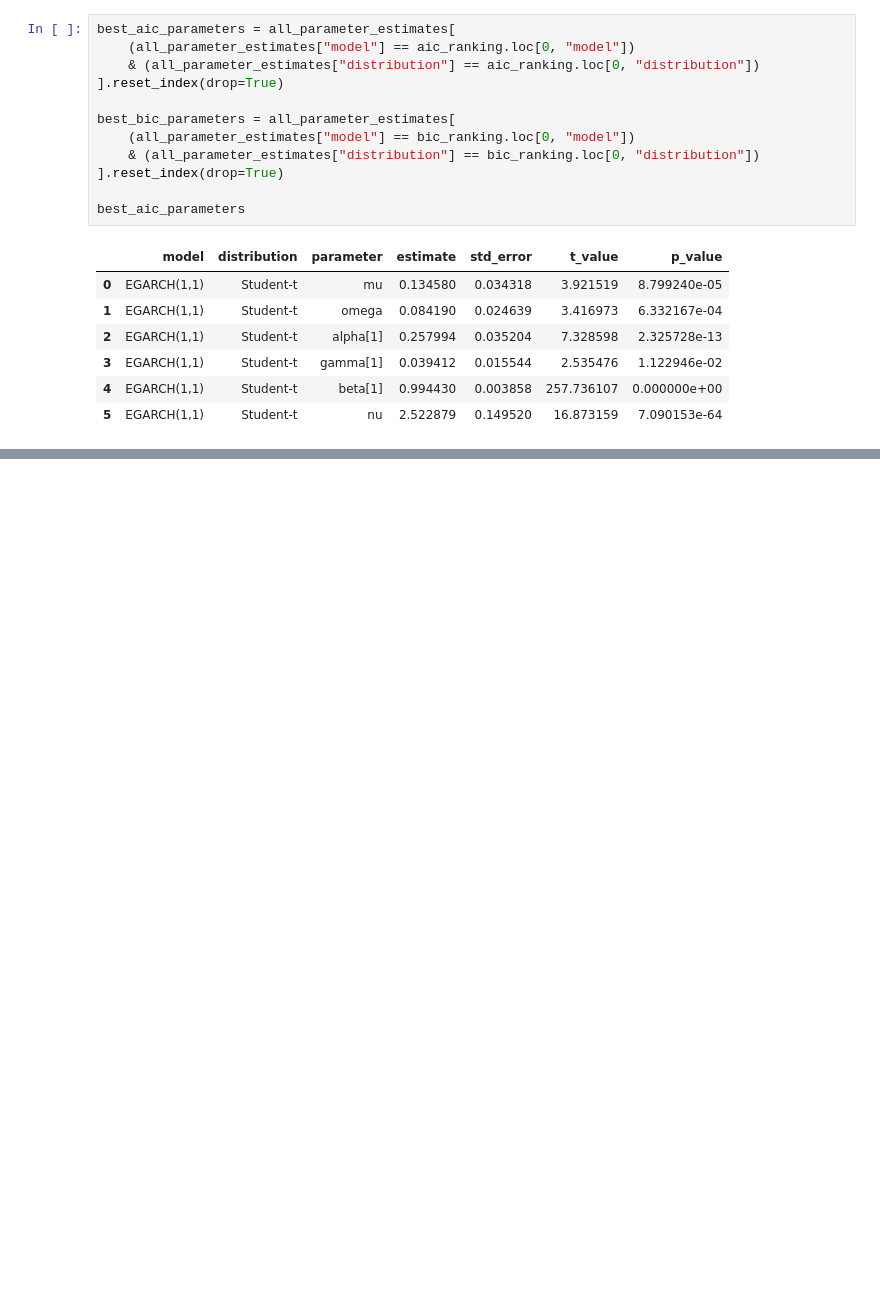
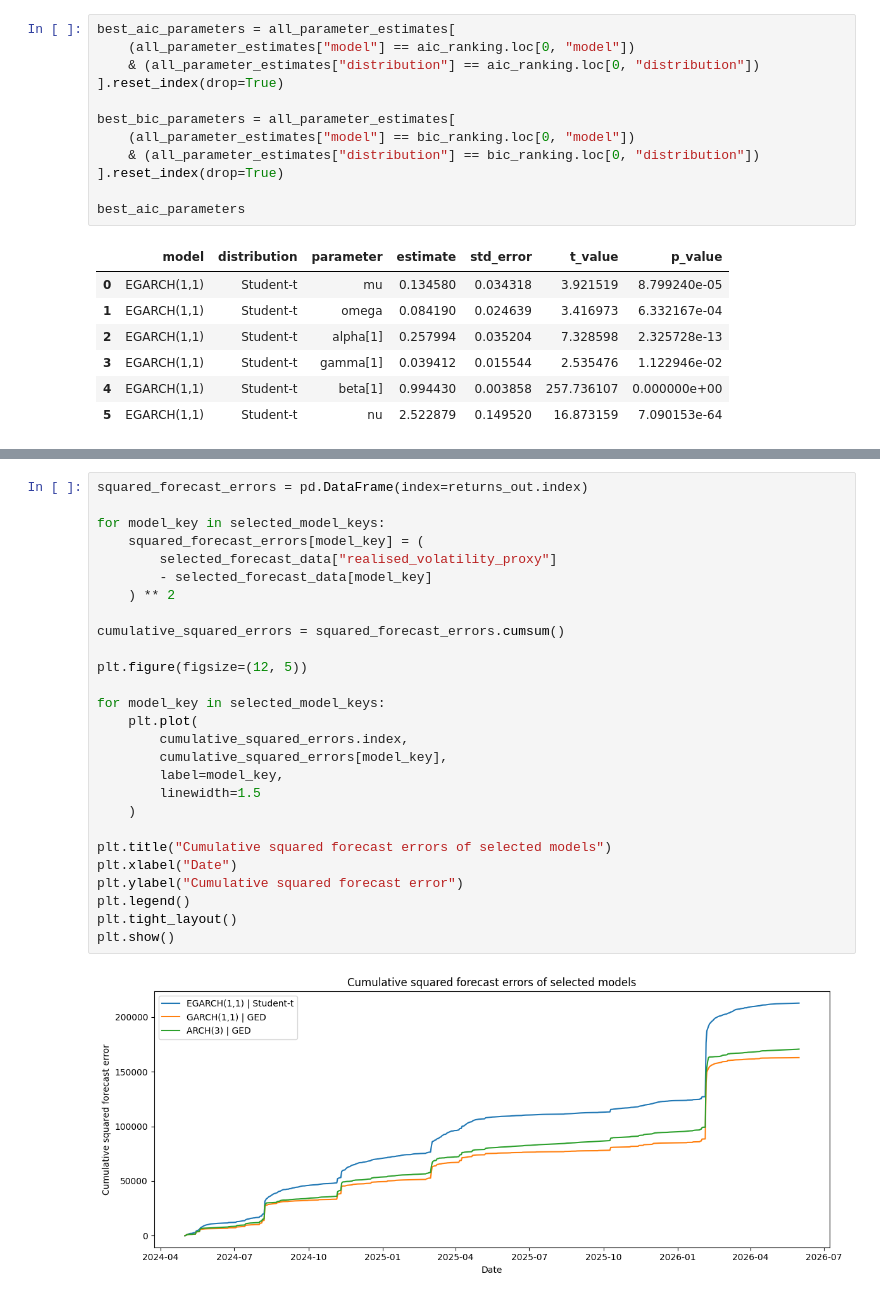
Before and after one commit to matthijs174/project, a Jupyter notebook: notebooks/02_model_estimation_and_forecasting.ipynb, the cells around one changed output, grey strips where cells are left out. Drawn from its saved outputs; the diff is of its cells as text; blank space fills up the shorter version.

```diff
--- a/notebooks/02_model_estimation_and_forecasting.ipynb
+++ b/notebooks/02_model_estimation_and_forecasting.ipynb
@@ -1043,0 +1545,29 @@ diagnostic_display_table.head(10)
+# %%
+squared_forecast_errors = pd.DataFrame(index=returns_out.index)
+
+for model_key in selected_model_keys:
+    squared_forecast_errors[model_key] = (
+        selected_forecast_data["realised_volatility_proxy"]
+        - selected_forecast_data[model_key]
+    ) ** 2
+
+cumulative_squared_errors = squared_forecast_errors.cumsum()
+
+plt.figure(figsize=(12, 5))
+
+for model_key in selected_model_keys:
+    plt.plot(
+        cumulative_squared_errors.index,
+        cumulative_squared_errors[model_key],
+        label=model_key,
+        linewidth=1.5
+    )
+
+plt.title("Cumulative squared forecast errors of selected models")
+plt.xlabel("Date")
+plt.ylabel("Cumulative squared forecast error")
+plt.legend()
+plt.tight_layout()
+plt.show()
+# %% [output]
+[figure, added]
```
Also changed, not shown: parts of 34 cells of this notebook.
